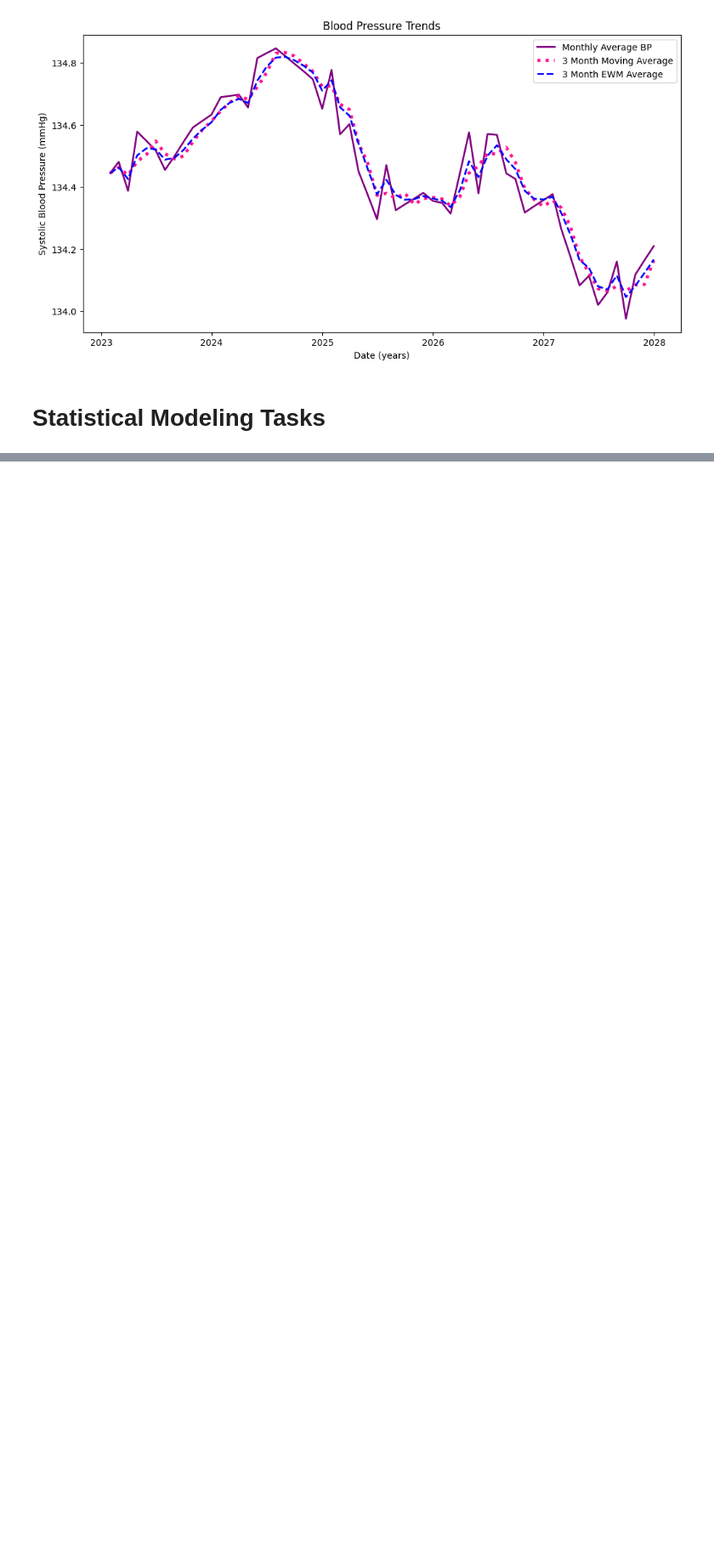
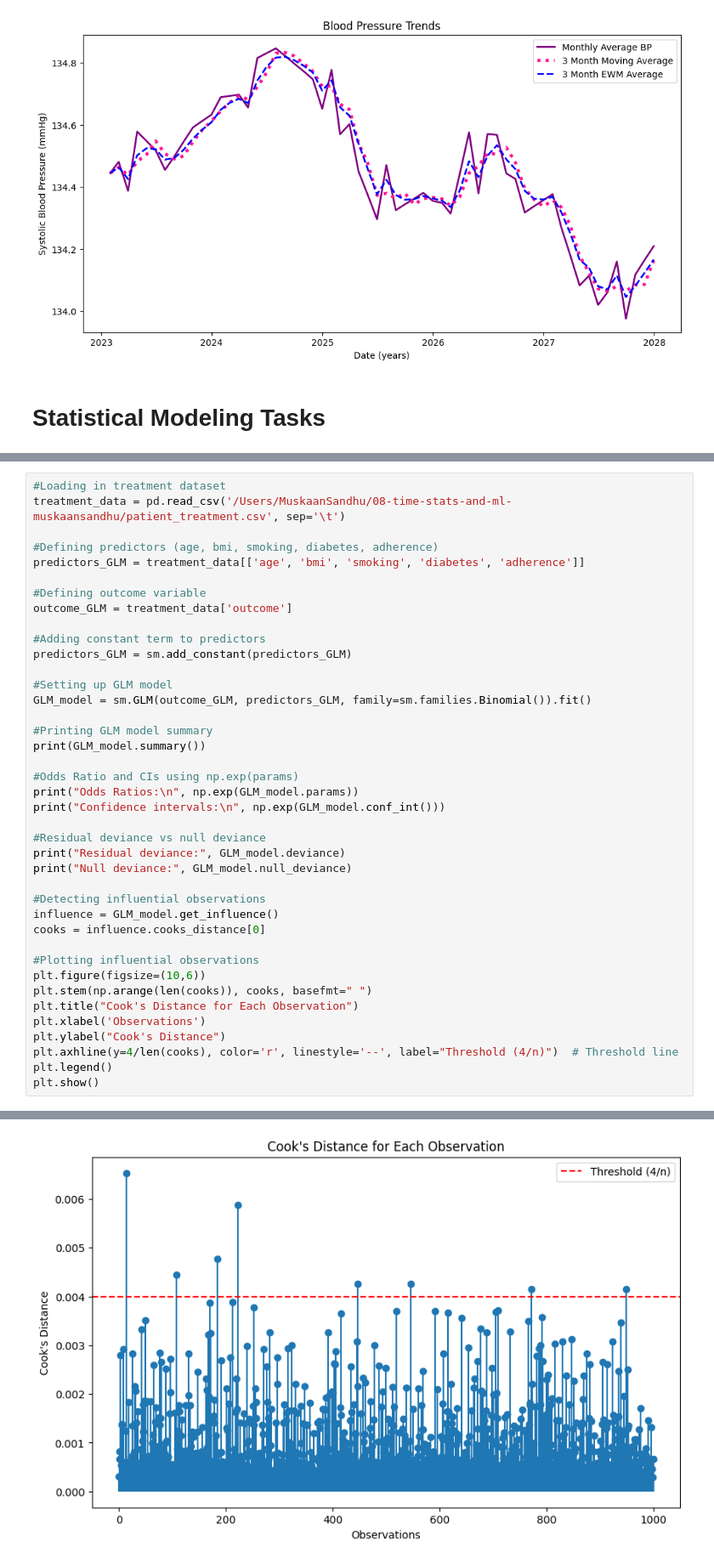
Before and after one commit to UCSF-DataSci/08-time-stats-and-ml-muskaansandhu, a Jupyter notebook: modeling.ipynb, the cells around one changed output, grey strips where cells are left out. Shown at 85% size. Drawn from its saved outputs; the diff is of its cells as text; blank space fills up the shorter version.

```diff
--- a/modeling.ipynb
+++ b/modeling.ipynb
@@ -178,0 +214,41 @@ outcome_GLM = treatment_data['outcome']
+# %%
+#Loading in treatment dataset
+treatment_data = pd.read_csv('/Users/MuskaanSandhu/08-time-stats-and-ml-muskaansandhu/patient_treatment.csv', sep='\t')
+
+#Defining predictors (age, bmi, smoking, diabetes, adherence)
+predictors_GLM = treatment_data[['age', 'bmi', 'smoking', 'diabetes', 'adherence']]
+
+#Defining outcome variable
+outcome_GLM = treatment_data['outcome']
+
+#Adding constant term to predictors
+predictors_GLM = sm.add_constant(predictors_GLM)
+
+#Setting up GLM model
+GLM_model = sm.GLM(outcome_GLM, predictors_GLM, family=sm.families.Binomial()).fit()
+
+#Printing GLM model summary
+print(GLM_model.summary())
+
+#Odds Ratio and CIs using np.exp(params)
+print("Odds Ratios:\n", np.exp(GLM_model.params))
+print("Confidence intervals:\n", np.exp(GLM_model.conf_int()))
+
+#Residual deviance vs null deviance
+print("Residual deviance:", GLM_model.deviance)
+print("Null deviance:", GLM_model.null_deviance)
+
+#Detecting influential observations
+influence = GLM_model.get_influence()
+cooks = influence.cooks_distance[0]
+
+#Plotting influential observations
+plt.figure(figsize=(10,6))
+plt.stem(np.arange(len(cooks)), cooks, basefmt=" ")
+plt.title("Cook's Distance for Each Observation")
+plt.xlabel('Observations')
+plt.ylabel("Cook's Distance")
+plt.axhline(y=4/len(cooks), color='r', linestyle='--', label="Threshold (4/n)")  # Threshold line
+plt.legend()
+plt.show()
+# %% [output]
@@ -178,0 +272 @@ outcome_GLM = treatment_data['outcome']
+[figure, added]
```
Also changed, not shown: parts of 14 cells of this notebook.
